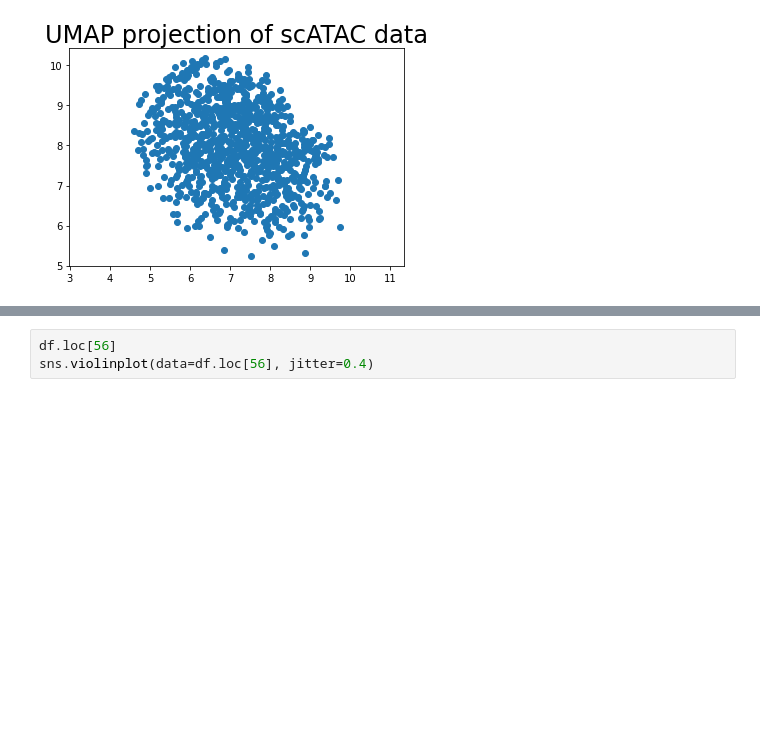
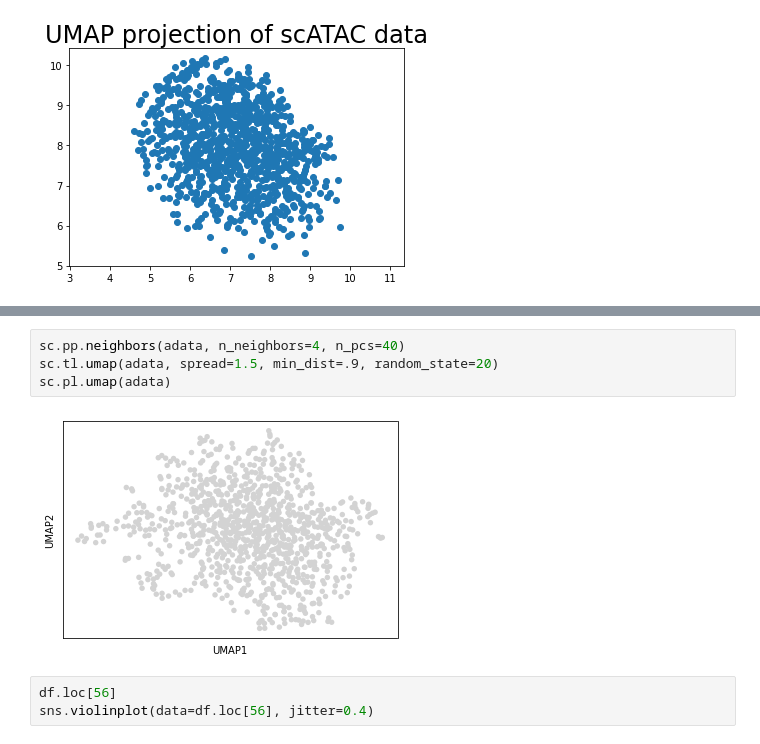
Before and after one commit to the-rich-piana/BioInfo-Notes, a Jupyter notebook: predict_cell_type.ipynb, the cells around one changed output, grey strips where cells are left out. Saved outputs shown, nothing was run; the diff lists cells and outputs as text; blank space fills up the shorter version.

```diff
--- a/predict_cell_type.ipynb
+++ b/predict_cell_type.ipynb
@@ -69,3 +83,9 @@ Text(0.5, 1.0, 'UMAP projection of scATAC data')
+# %%
+sc.pp.neighbors(adata, n_neighbors=4, n_pcs=40)
+sc.tl.umap(adata, spread=1.5, min_dist=.9, random_state=20)
+sc.pl.umap(adata)
+# %% [output]
+[figure, added]
 # %%
 df.loc[56]
 sns.violinplot(data=df.loc[56], jitter=0.4)
```
Also changed, not shown: parts of 14 cells of this notebook, 1 other file.
